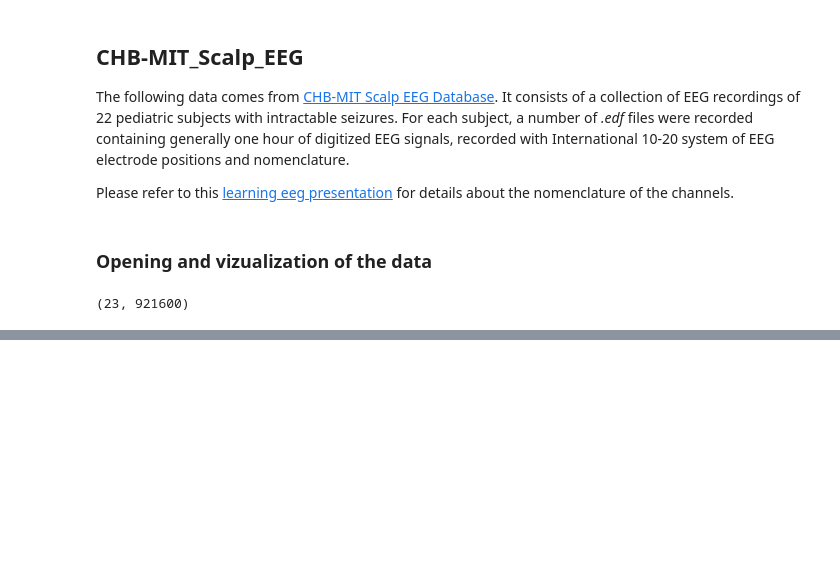
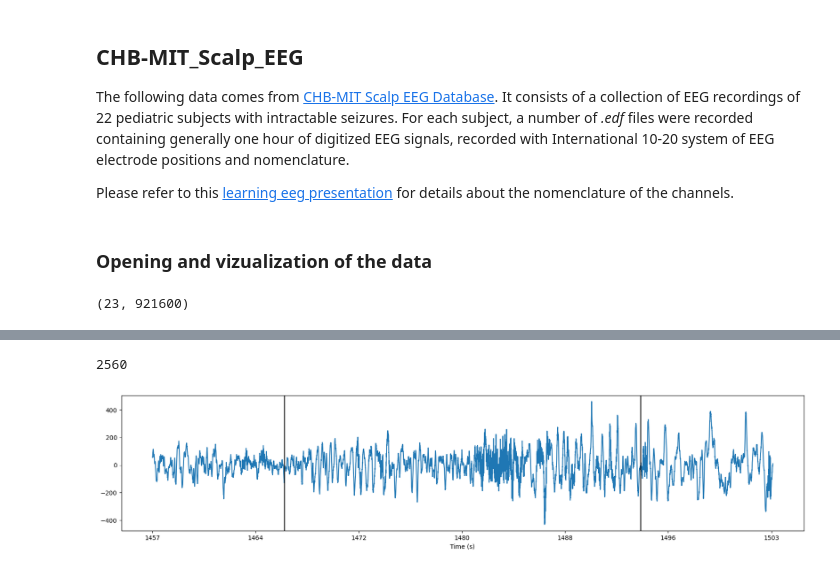
Before and after one commit to evenmatencio/graph-signals-change-point-detection, a Jupyter notebook: data_playground.ipynb, the cells around one changed output, grey strips where cells are left out. Cells and saved outputs as stored; diff of their text form; code cells hidden in the pictures; blank space fills up the shorter version.

```diff
--- a/data_playground.ipynb
+++ b/data_playground.ipynb
@@ -72,0 +127,15 @@ fig.show()
+# %%
+plot_start_04 = (seizure_start_04 - 10) * sample_freq
+plot_end_04 = (seizure_end_04 + 10) * sample_freq
+
+fig, ax = plt.subplots(1, 1, figsize=(20, 4))
+ax.plot(signals_04[0, plot_start_04:plot_end_04])
+ax.axvline(x=sample_freq*seizure_start_04 - plot_start_04, color='k')
+ax.axvline(x=sample_freq*seizure_end_04- plot_start_04, color='k')
+new_labels = [str(int(label._text)//sample_freq + plot_start_04//sample_freq) for label in ax.get_xticklabels()[1:-1]]
+ax.set_xticks(ax.get_xticks()[1:-1], new_labels)
+ax.set_xlabel('Time (s)')
+print(sample_freq*seizure_start_04 - plot_start_04)
+# %% [output]
+2560
+[figure, added]
```
Also changed, not shown: parts of 7 cells of this notebook, 1 other file.
